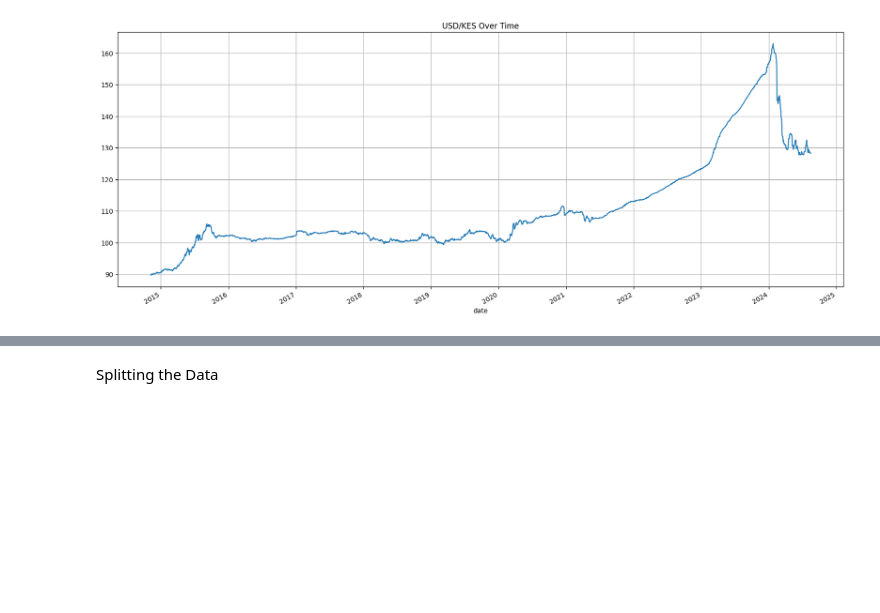
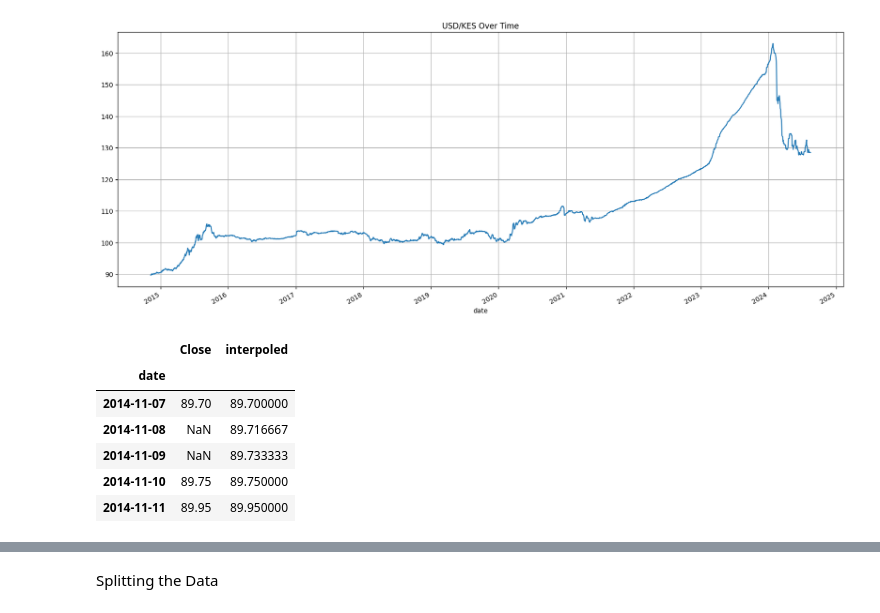
Before and after one commit to memmar1/Project, a Jupyter notebook: test.ipynb, the cells around one changed output, grey strips where cells are left out. Saved outputs shown, nothing was run; the diff lists cells and outputs as text; code cells hidden in the pictures; blank space fills up the shorter version.

```diff
--- a/test.ipynb
+++ b/test.ipynb
@@ -90,3 +97,13 @@ plt.show()
+# %%
+df.head()
+# %% [output]
+|  | Close | interpoled |
+| date |  |  |
+| 2014-11-07 | 89.70 | 89.700000 |
+| 2014-11-08 | NaN | 89.716667 |
+| 2014-11-09 | NaN | 89.733333 |
+| 2014-11-10 | 89.75 | 89.750000 |
+| 2014-11-11 | 89.95 | 89.950000 |
 # %%
 # df.loc['2020':].plot(figsize=(20,8))
 # plt.title("USD/KES Over Time")
```
Also changed, not shown: parts of 18 cells of this notebook, 1 other file.
